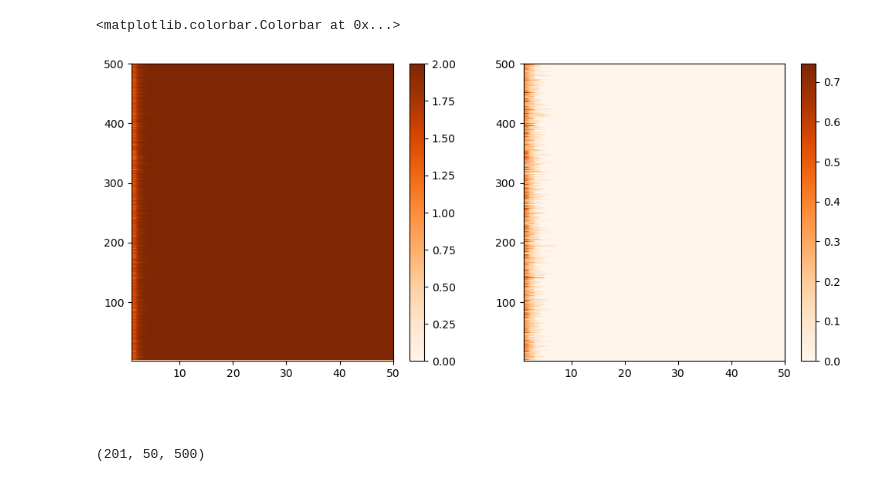
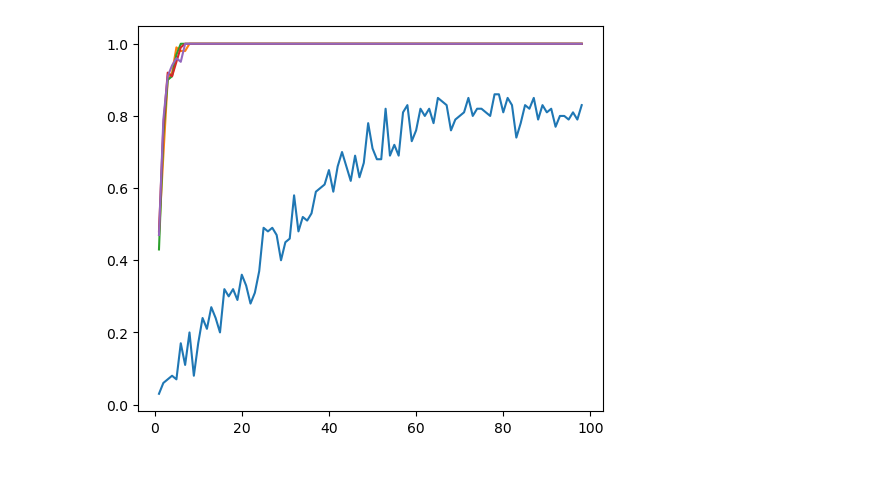
Before and after one commit to zsxqblz/classical_hayden_preskill, a Jupyter notebook: visualization/visualization_240219.ipynb, the cells around one changed output. Drawn from its saved outputs; the diff is of its cells as text; code cells hidden in the pictures.

```diff
--- a/visualization/visualization_240219.ipynb
+++ b/visualization/visualization_240219.ipynb
@@ -43,30 +47,10 @@ for i in range(0,10,1):
-# %%
-file_name = "../data/240219/240219_n1_pp.npz"
-raw = np.load(file_name)
-nstep_l = raw['x_l']
-nmeas_l = raw['y_l']
-pertb_l = raw['z_l']
-
-S_ave_arr = raw['data_ave_l']
-S_std_arr = raw['data_std_l']
-
-raw = np.loadtxt("../data/240219/240219_n1_9_data.csv",skiprows=1,delimiter=',')
-S_ave_arr = raw[:,0].reshape((len(pertb_l),len(nmeas_l),len(nstep_l)))
-S_std_arr = raw[:,1].reshape((len(pertb_l),len(nmeas_l),len(nstep_l)))
-
-plt.figure(figsize=(12,5))
-plt.subplot(1,2,1)
-plt.imshow(S_ave_arr[-1].T[::-1,:],aspect="auto",cmap="Oranges",extent=[nmeas_l[0],nmeas_l[-1],nstep_l[0],nstep_l[-1]])
-plt.colorbar()
-plt.subplot(1,2,2)
-plt.imshow(S_std_arr[-1].T[::-1,:],aspect="auto",cmap="Oranges",extent=[nmeas_l[0],nmeas_l[-1],nstep_l[0],nstep_l[-1]])
-plt.colorbar()
-# %% [output]
-<matplotlib.colorbar.Colorbar at 0x...>
-[figure, removed]
+# %%
+plt.figure(figsize=(6,5))
+for i in range(0,len(nstep_l),100):
+    plt.plot(nmeas_l,S_ave_arr[0][:,i])
+    # plt.xlim([0,200])
+    # plt.xscale('log')
+# %% [output]
+[figure, added]
 # %% [markdown]
 #
-# %%
-S_ave_arr.shape
-# %% [output]
-(201, 50, 500)
```
Also changed, not shown: parts of 12 cells of this notebook, 4 other files.
